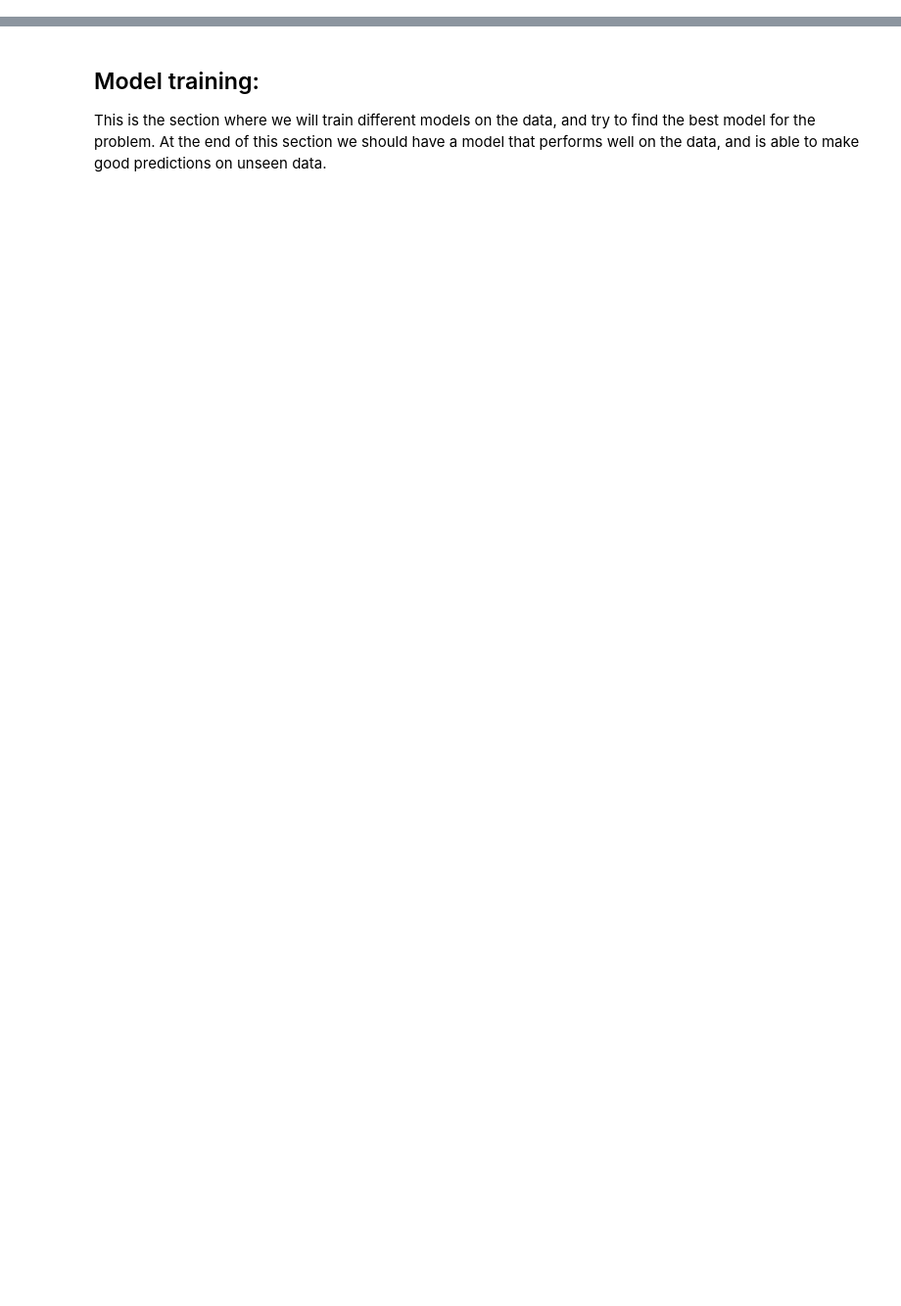
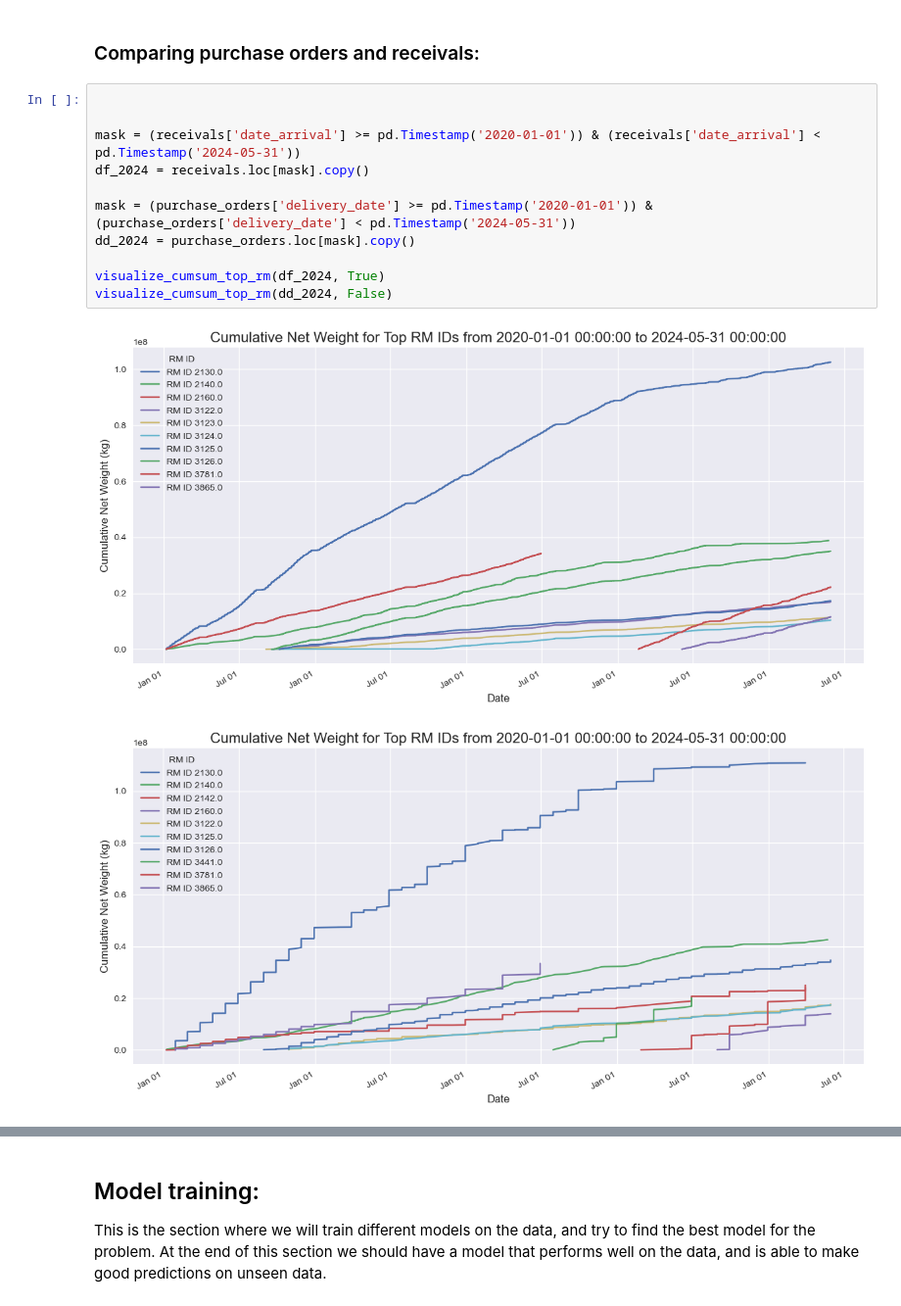
Before and after one commit to lawaasen/ModernML_project, a Jupyter notebook: Report.ipynb, the cells around one changed output, grey strips where cells are left out. Shown at 98% size. Drawn from its saved outputs; the diff is of its cells as text; blank space fills up the shorter version.

```diff
--- a/Report.ipynb
+++ b/Report.ipynb
@@ -572,0 +1502,16 @@ The 64% unknown RM_ID problem cannot be solved through feature engineering or mo
+# %% [markdown]
+### Comparing purchase orders and receivals:
+# %%
+
+
+mask = (receivals['date_arrival'] >= pd.Timestamp('2020-01-01')) & (receivals['date_arrival'] < pd.Timestamp('2024-05-31'))
+df_2024 = receivals.loc[mask].copy()
+
+mask = (purchase_orders['delivery_date'] >= pd.Timestamp('2020-01-01')) & (purchase_orders['delivery_date'] < pd.Timestamp('2024-05-31'))
+dd_2024 = purchase_orders.loc[mask].copy()
+
+visualize_cumsum_top_rm(df_2024, True)
+visualize_cumsum_top_rm(dd_2024, False)
+# %% [output]
+[figure, added]
+[figure, added]
```
Also changed, not shown: parts of 48 cells of this notebook.
